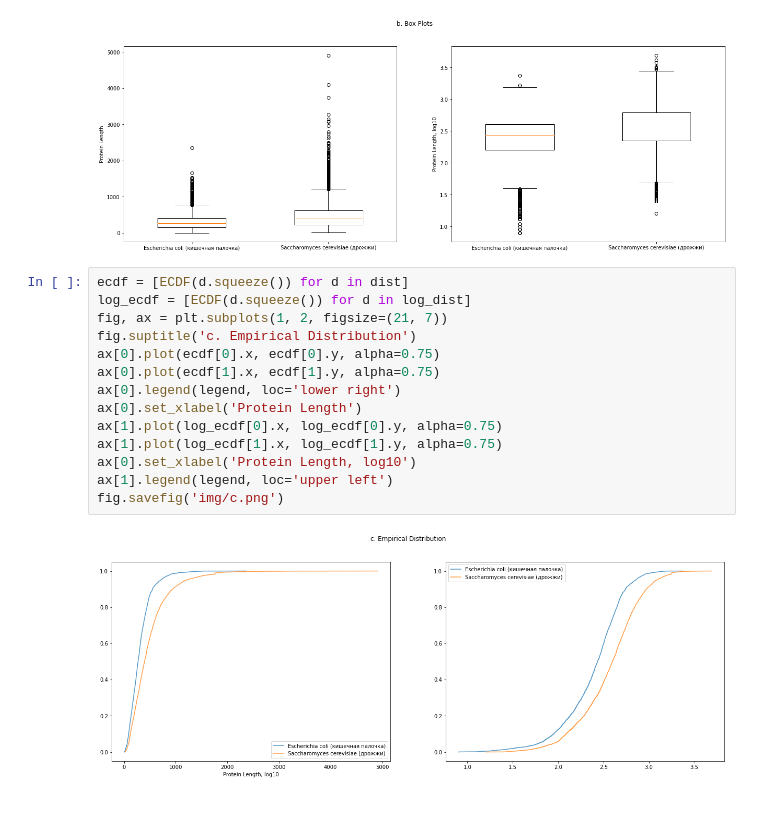
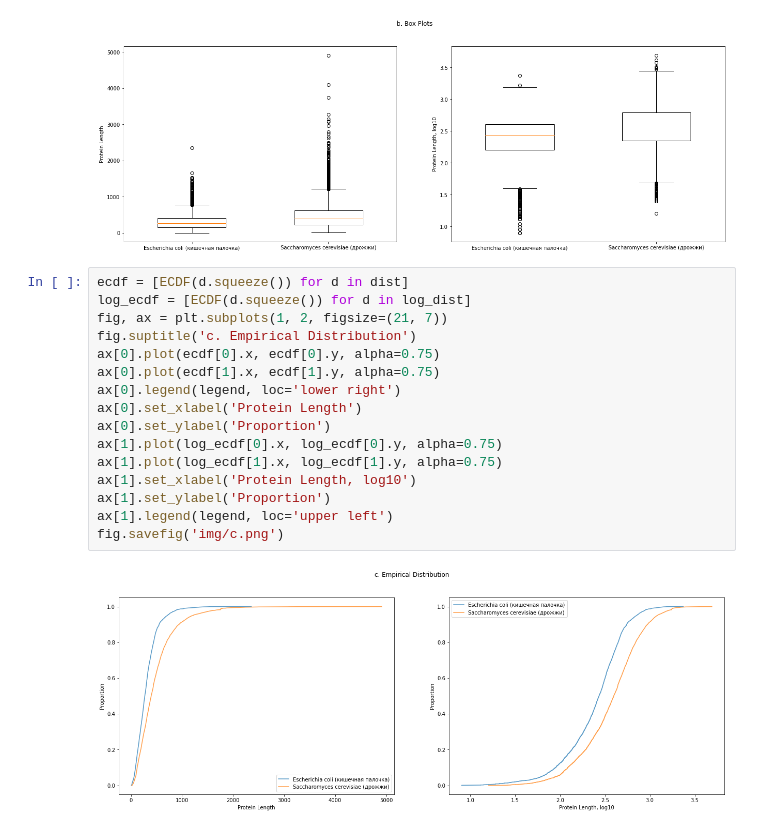
Before and after one commit to pandov/ApplStat_HW, a Jupyter notebook: notebook.ipynb, the cells around one changed output. Cells and saved outputs as stored; diff of their text form.

```diff
--- a/notebook.ipynb
+++ b/notebook.ipynb
@@ -107,16 +109,18 @@ fig.savefig('img/b.png')
 # %%
 ecdf = [ECDF(d.squeeze()) for d in dist]
 log_ecdf = [ECDF(d.squeeze()) for d in log_dist]
 fig, ax = plt.subplots(1, 2, figsize=(21, 7))
 fig.suptitle('c. Empirical Distribution')
 ax[0].plot(ecdf[0].x, ecdf[0].y, alpha=0.75)
 ax[0].plot(ecdf[1].x, ecdf[1].y, alpha=0.75)
 ax[0].legend(legend, loc='lower right')
 ax[0].set_xlabel('Protein Length')
+ax[0].set_ylabel('Proportion')
 ax[1].plot(log_ecdf[0].x, log_ecdf[0].y, alpha=0.75)
 ax[1].plot(log_ecdf[1].x, log_ecdf[1].y, alpha=0.75)
-ax[0].set_xlabel('Protein Length, log10')
+ax[1].set_xlabel('Protein Length, log10')
+ax[1].set_ylabel('Proportion')
 ax[1].legend(legend, loc='upper left')
 fig.savefig('img/c.png')
 # %% [output]
-[figure, old version]
+[figure, new version]
```
Also changed, not shown: parts of 1 cell of this notebook, 2 other files.
